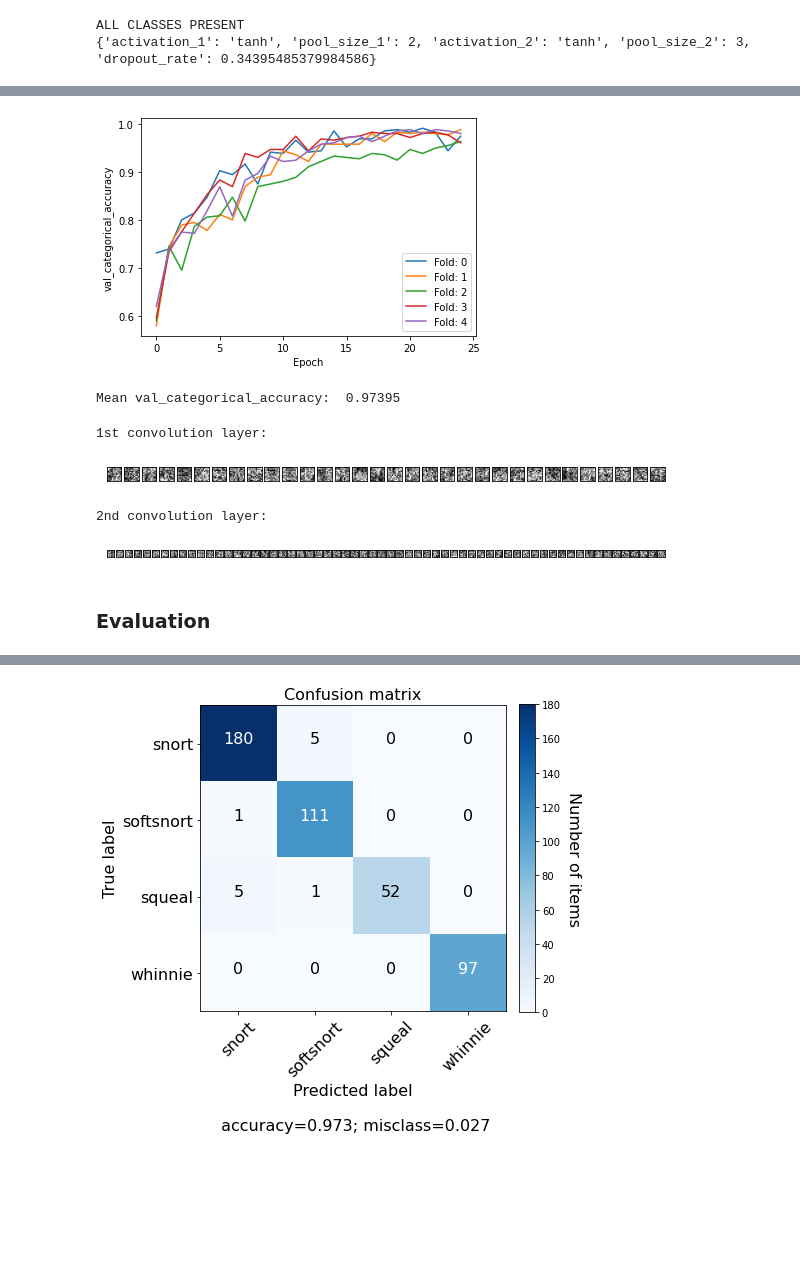
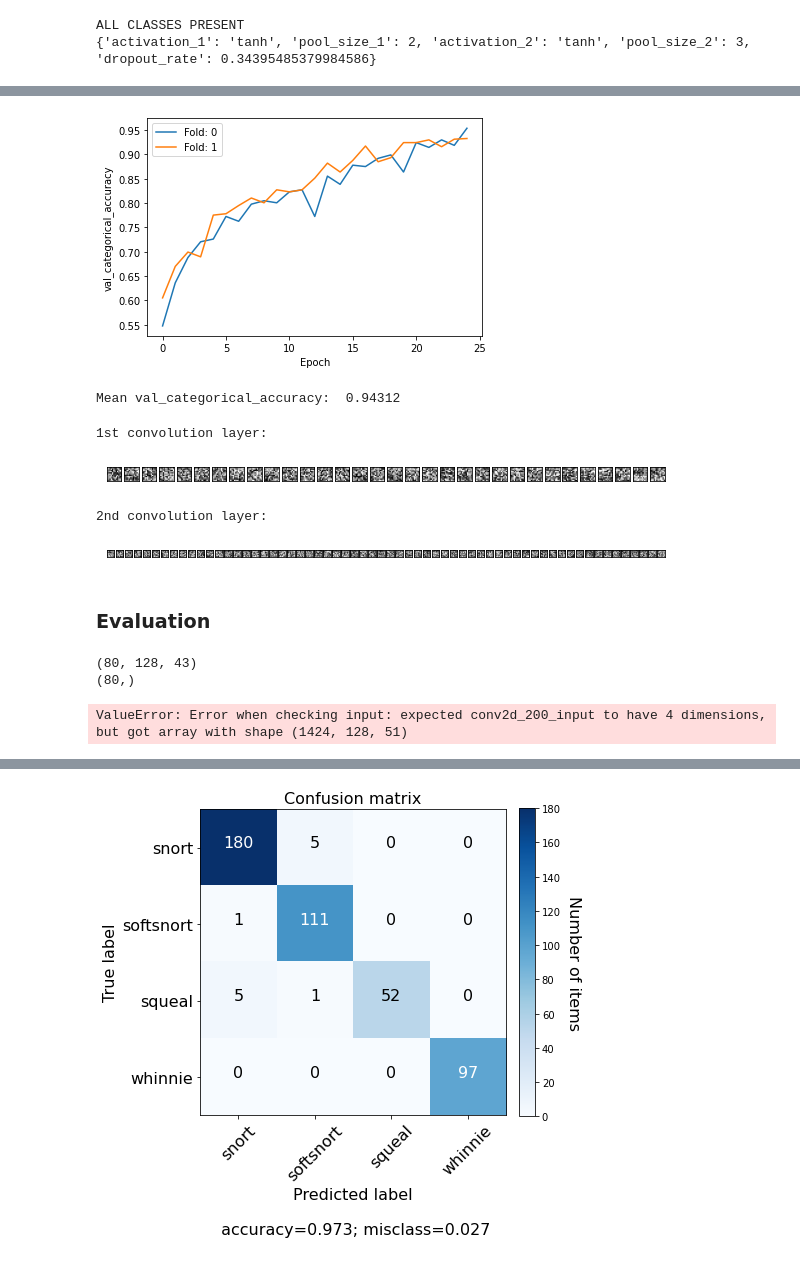
Before and after one commit to AleksandraPanfilova/Zebra_Project, a Jupyter notebook: CNN Optuna Mels Aleks.ipynb, the cells around one changed output, grey strips where cells are left out. Drawn from its saved outputs; the diff is of its cells as text; code cells hidden in the pictures; blank space fills up the shorter version.

Commit message:
TEST inaug

```diff
--- a/CNN Optuna Mels Aleks.ipynb
+++ b/CNN Optuna Mels Aleks.ipynb
@@ -18,8 +18,8 @@ tf.compat.v1.logging.set_verbosity(tf.compat.v1.logging.ERROR)
 # %% [markdown]
 ### Audio Load by Barney
 # %%
-mels = np.load('mels.npz')['data']
-y = np.load('mels_lables.npz',allow_pickle=True)['data']
+mels = np.load('mels_train.npz')['data']
+y = np.load('mels_train_labels.npz',allow_pickle=True)['data']
 num_classes = len(np.unique(y))
 mels, TEST_images, y, TEST_y = train_test_split(mels, y, test_size=0.2, random_state=42)
 # %%
@@ -287,7 +289,7 @@ def opt_model(optimised_params):
 # %% [markdown]
 # Folding
 # %%
-n_folds = 5
+n_folds = 2
 kfold = KFold(n_splits=n_folds, shuffle=True)
 X = mels
 y = y
@@ -352,43 +354,53 @@ plt.show()
 mean_acc = np.mean(fold_loss[:,-1])
 print('Mean val_categorical_accuracy: ',np.around(mean_acc,5))
 # %% [output]
-[figure, old version]
+[figure, new version]
-Mean val_categorical_accuracy:  0.97395
+Mean val_categorical_accuracy:  0.94312
 # %%
 # model.layers will print a list of layer parameters/values
 filters1, biases1 = model.layers[0].get_weights()
 filters2, biases2 = model.layers[2].get_weights()
 
 # normalize filter values to range 0-1 for better colormapping during plotting
 def norm_filter(kernel):
     return (kernel - np.min(kernel)) / (np.max(kernel) - np.min(kernel))
 
-n_1 = optimised_params['filters_1']
+n_1 = 32
 print('1st convolution layer:')
 fig, axs = plt.subplots(1,n_1, figsize=(10, 6))
 axs = axs.ravel()
 for i in range(n_1):
     axs[i].imshow(norm_filter(filters1[:,:,0,i]), cmap=plt.cm.binary)
     axs[i].set_xticks([]); axs[i].set_yticks([]); axs[i].grid(False)
 plt.show()
 
-n_2 = optimised_params['filters_2']
+n_2 = 62
 print('2nd convolution layer:')
 fig, axs = plt.subplots(1,n_2, figsize=(10, 6))
 axs = axs.ravel()
 for i in range(n_2):
     axs[i].imshow(norm_filter(filters2[:,:,0,i]), cmap=plt.cm.binary)
     axs[i].set_xticks([]); axs[i].set_yticks([]); axs[i].grid(False)
 # %% [output]
 1st convolution layer:
-[figure, old version]
+[figure, new version]
 2nd convolution layer:
 [figure]
 # %% [markdown]
 ### Evaluation
+# %%
+TEST = np.load('test-inaug.npz')['data']
+TEST_y = np.load('test-inaug_labels.npz',allow_pickle=True)['data']
+print(TEST.shape)
+print(TEST_y.shape)
+# %% [output]
+(80, 128, 43)
+(80,)
 # %%
-predicted_prob = model.predict(TEST_images)
+predicted_prob = model.predict(TESt)
 predictions = np.argmax(predicted_prob, axis=1)
+# %% [output]
+ValueError: Error when checking input: expected conv2d_200_input to have 4 dimensions, but got array with shape (1424, 128, 51)
 # %%
 print(predictions.shape)
 print(TEST_y.shape)
```
Also changed, not shown: parts of 4 cells of this notebook, 6 other files.
